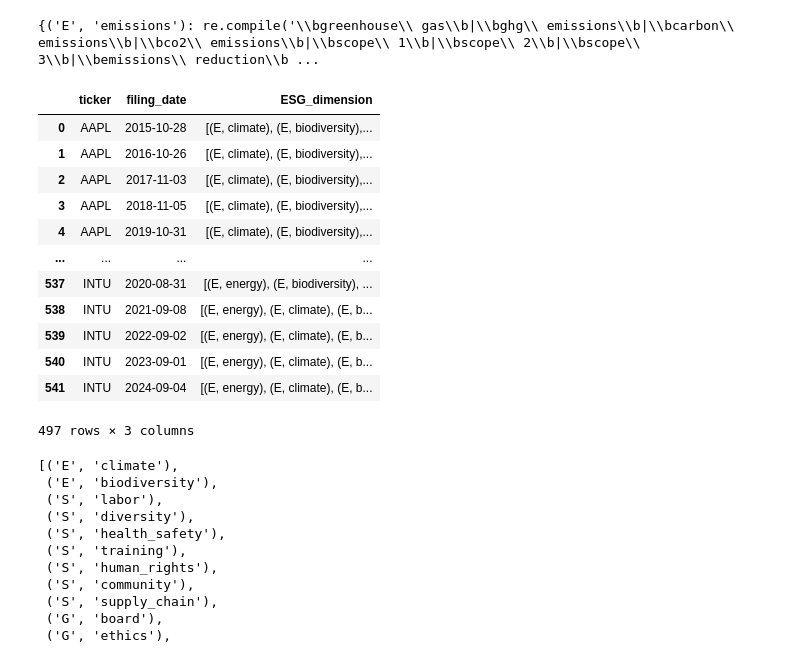
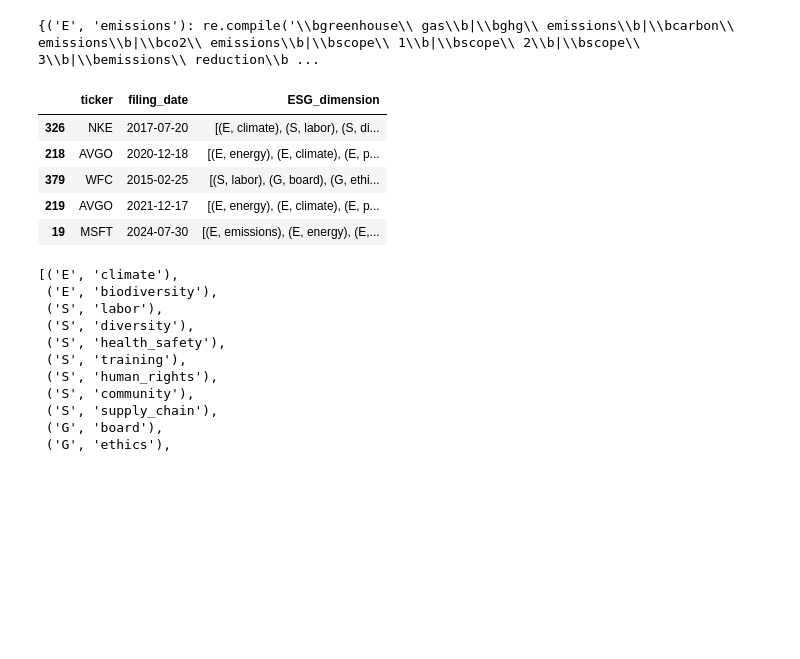
Before and after one commit to Shravani018/Decoding-ESG-Measuring-Clarity-and-Greenwashing-in-Corporate-Disclosures, a Jupyter notebook: Topic_Modelling&Scoring.ipynb, the cells around one changed output. Drawn from its saved outputs; the diff is of its cells as text; code cells hidden in the pictures; blank space fills up the shorter version.

```diff
--- a/Topic_Modelling&Scoring.ipynb
+++ b/Topic_Modelling&Scoring.ipynb
@@ -423,21 +415,14 @@ def map_esg_dimensions(esg_sentences):
 df['ESG_dimension']=df['ESG_sentences'].apply(map_esg_dimensions)
 # %%
 # Random sample of ESG dimensions mapped for a report
-df[['ticker','filing_date','ESG_dimension']]
+df[['ticker','filing_date','ESG_dimension']].sample(5)
 # %% [output]
 |  | ticker | filing_date | ESG_dimension |
-| 0 | AAPL | 2015-10-28 | [(E, climate), (E, biodiversity),... |
-| 1 | AAPL | 2016-10-26 | [(E, climate), (E, biodiversity),... |
-| 2 | AAPL | 2017-11-03 | [(E, climate), (E, biodiversity),... |
-| 3 | AAPL | 2018-11-05 | [(E, climate), (E, biodiversity),... |
-| 4 | AAPL | 2019-10-31 | [(E, climate), (E, biodiversity),... |
-| ... | ... | ... | ... |
-| 537 | INTU | 2020-08-31 | [(E, energy), (E, biodiversity), ... |
-| 538 | INTU | 2021-09-08 | [(E, energy), (E, climate), (E, b... |
-| 539 | INTU | 2022-09-02 | [(E, energy), (E, climate), (E, b... |
-| 540 | INTU | 2023-09-01 | [(E, energy), (E, climate), (E, b... |
-| 541 | INTU | 2024-09-04 | [(E, energy), (E, climate), (E, b... |
+| 326 | NKE | 2017-07-20 | [(E, climate), (S, labor), (S, di... |
+| 218 | AVGO | 2020-12-18 | [(E, energy), (E, climate), (E, p... |
+| 379 | WFC | 2015-02-25 | [(S, labor), (G, board), (G, ethi... |
+| 219 | AVGO | 2021-12-17 | [(E, energy), (E, climate), (E, p... |
+| 19 | MSFT | 2024-07-30 | [(E, emissions), (E, energy), (E,... |
-497 rows × 3 columns
 # %%
 df['ESG_dimension'].iloc[144]
 # %% [output]
```
Also changed, not shown: parts of 18 cells of this notebook, 6 other files.
